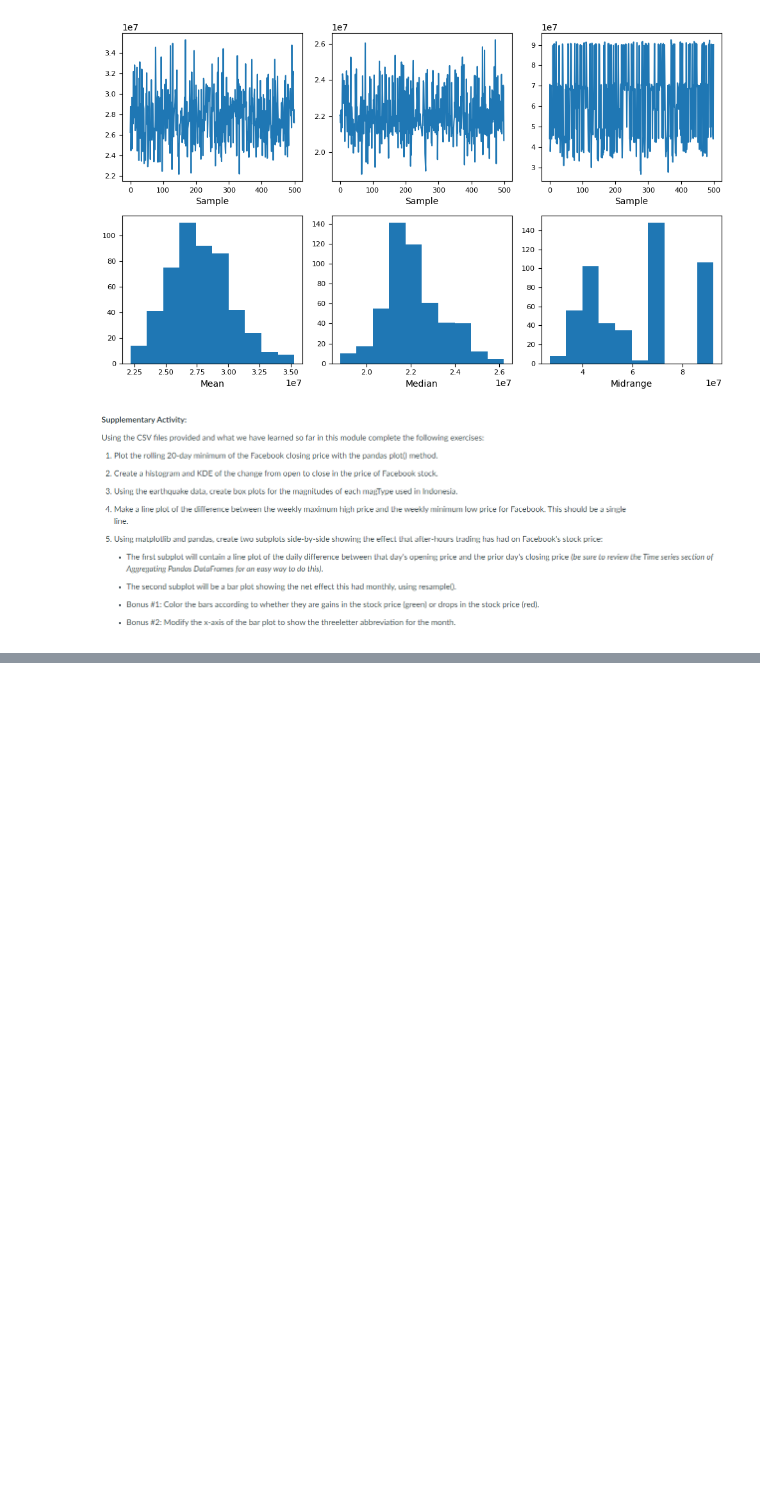
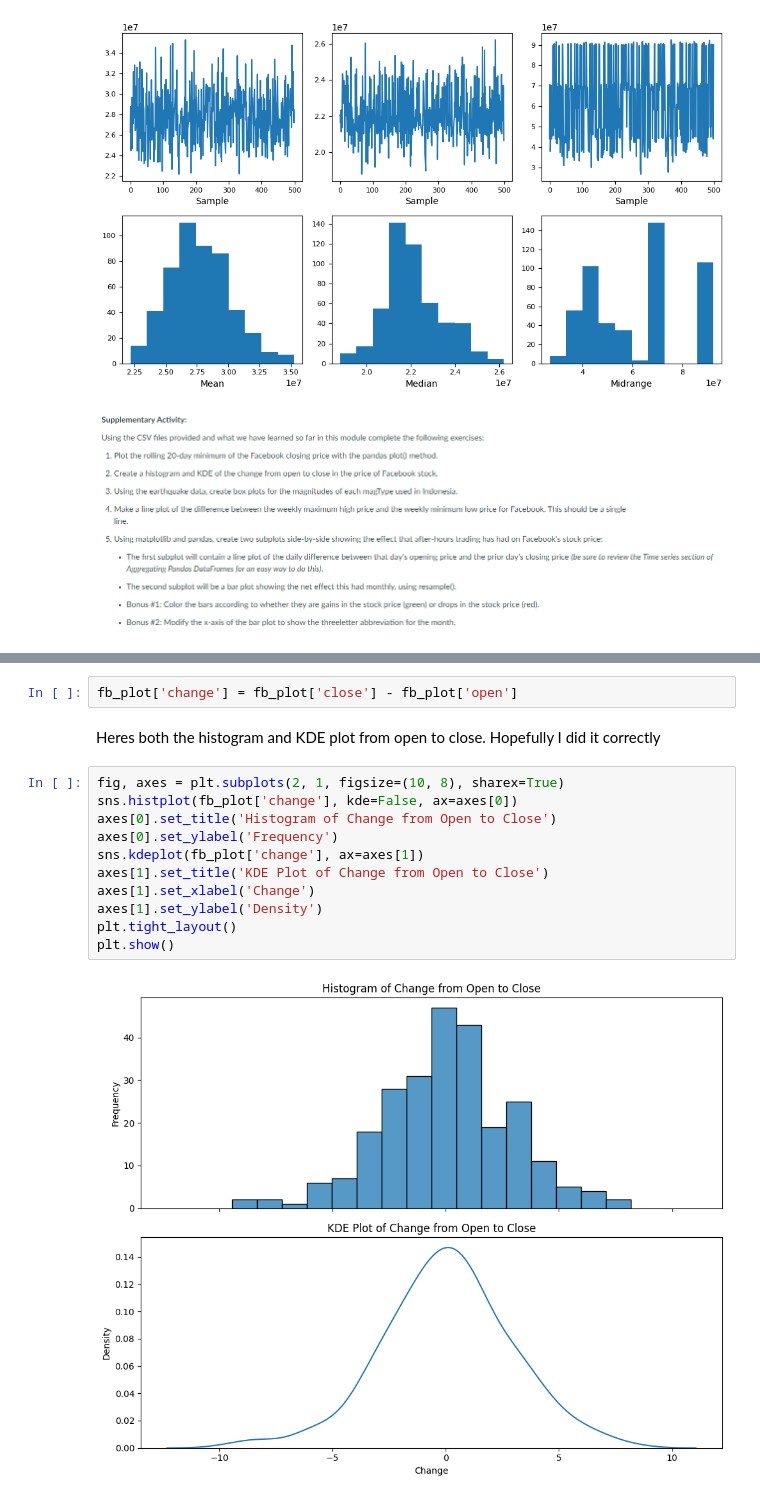
Before and after one commit to Jhill-Cabos/CPE311_Computational-Thinking-with-Python, a Jupyter notebook: MIDTERMS/HOA 9.1 (CABOS)/CABOS_Hands_on_Activity_9_1_Data_Visualization_using_Pandas_and_Matplotlib.ipynb, the cells around one changed output, grey strips where cells are left out. Cells and saved outputs as stored; diff of their text form; blank space fills up the shorter version.

```diff
--- a/MIDTERMS/HOA 9.1 (CABOS)/CABOS_Hands_on_Activity_9_1_Data_Visualization_using_Pandas_and_Matplotlib.ipynb
+++ b/MIDTERMS/HOA 9.1 (CABOS)/CABOS_Hands_on_Activity_9_1_Data_Visualization_using_Pandas_and_Matplotlib.ipynb
@@ -672,0 +725,17 @@ fig = bootstrap_plot(fb.volume, fig=plt.figure(figsize=(10, 6)))
+# %%
+fb_plot['change'] = fb_plot['close'] - fb_plot['open']
+# %% [markdown]
+Heres both the histogram and KDE plot from open to close. Hopefully I did it correctly
+# %%
+fig, axes = plt.subplots(2, 1, figsize=(10, 8), sharex=True)
+sns.histplot(fb_plot['change'], kde=False, ax=axes[0])
+axes[0].set_title('Histogram of Change from Open to Close')
+axes[0].set_ylabel('Frequency')
+sns.kdeplot(fb_plot['change'], ax=axes[1])
+axes[1].set_title('KDE Plot of Change from Open to Close')
+axes[1].set_xlabel('Change')
+axes[1].set_ylabel('Density')
+plt.tight_layout()
+plt.show()
+# %% [output]
+[figure, added]
```
Also changed, not shown: parts of 38 cells of this notebook.
